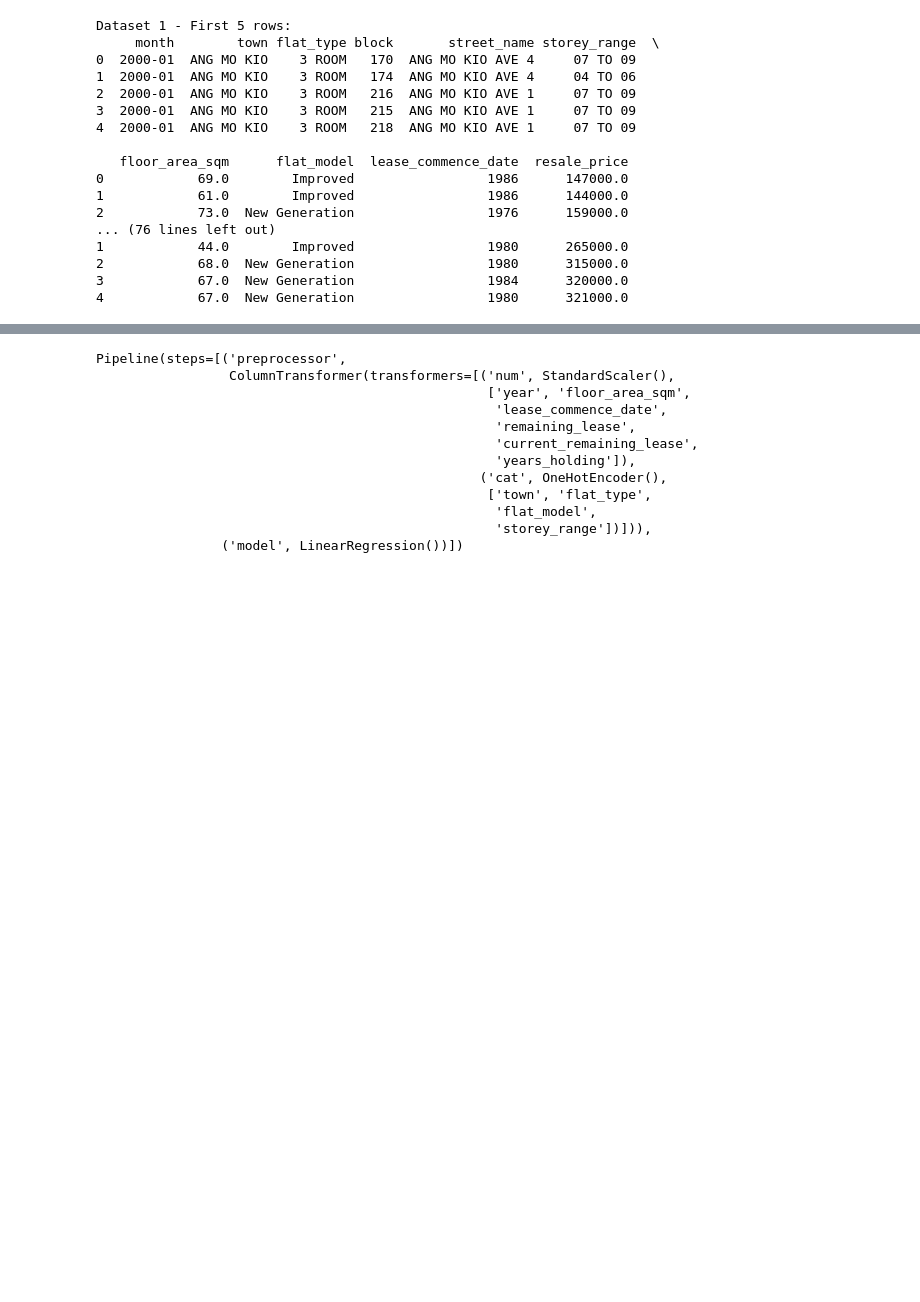
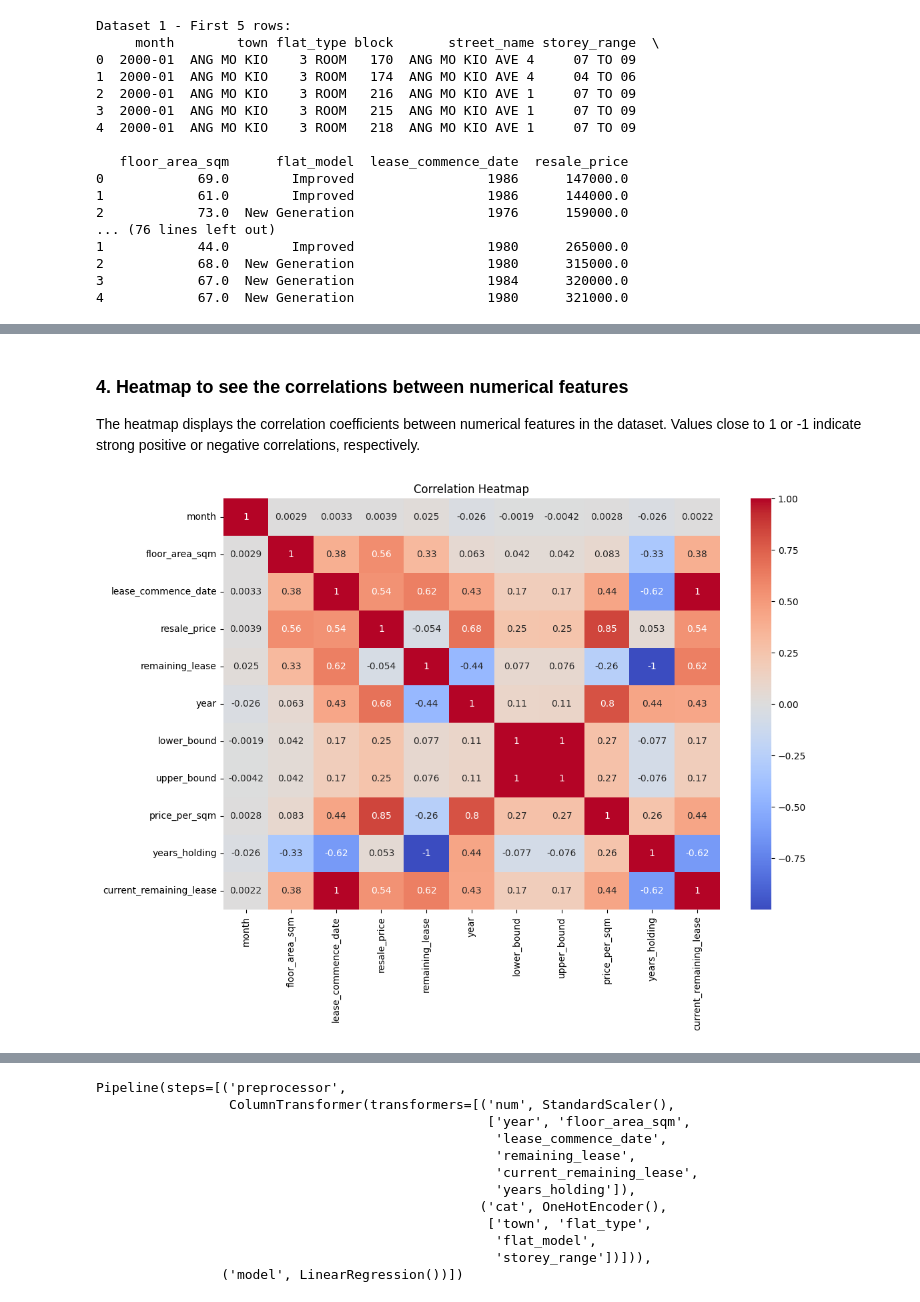
Before and after one commit to akshaya-m-08/Singalore-Flat-Resale-Estimator-App, a Jupyter notebook: model_training.ipynb, the cells around one changed output, grey strips where cells are left out. Cells and saved outputs as stored; diff of their text form; code cells hidden in the pictures; blank space fills up the shorter version.

```diff
--- a/model_training.ipynb
+++ b/model_training.ipynb
@@ -191,0 +256,14 @@ Choosing multiple models for evaluation.
+# %% [markdown]
+### 4. Heatmap to see the correlations between numerical features
+The heatmap displays the correlation coefficients between numerical features in the dataset. Values close to 1 or -1 indicate strong positive or negative correlations, respectively.
+# %%
+# Select only numeric columns for correlation
+numeric_df_combined = df_combined.select_dtypes(include=[float, int])
+
+# Plot heatmap to see the correlations between numerical features
+plt.figure(figsize=(12, 8))
+heatmap = sns.heatmap(numeric_df_combined.corr(), annot=True, cmap='coolwarm')
+plt.title('Correlation Heatmap')
+plt.show()
+# %% [output]
+[figure, added]
```
Also changed, not shown: parts of 79 cells of this notebook, 3 other files.
